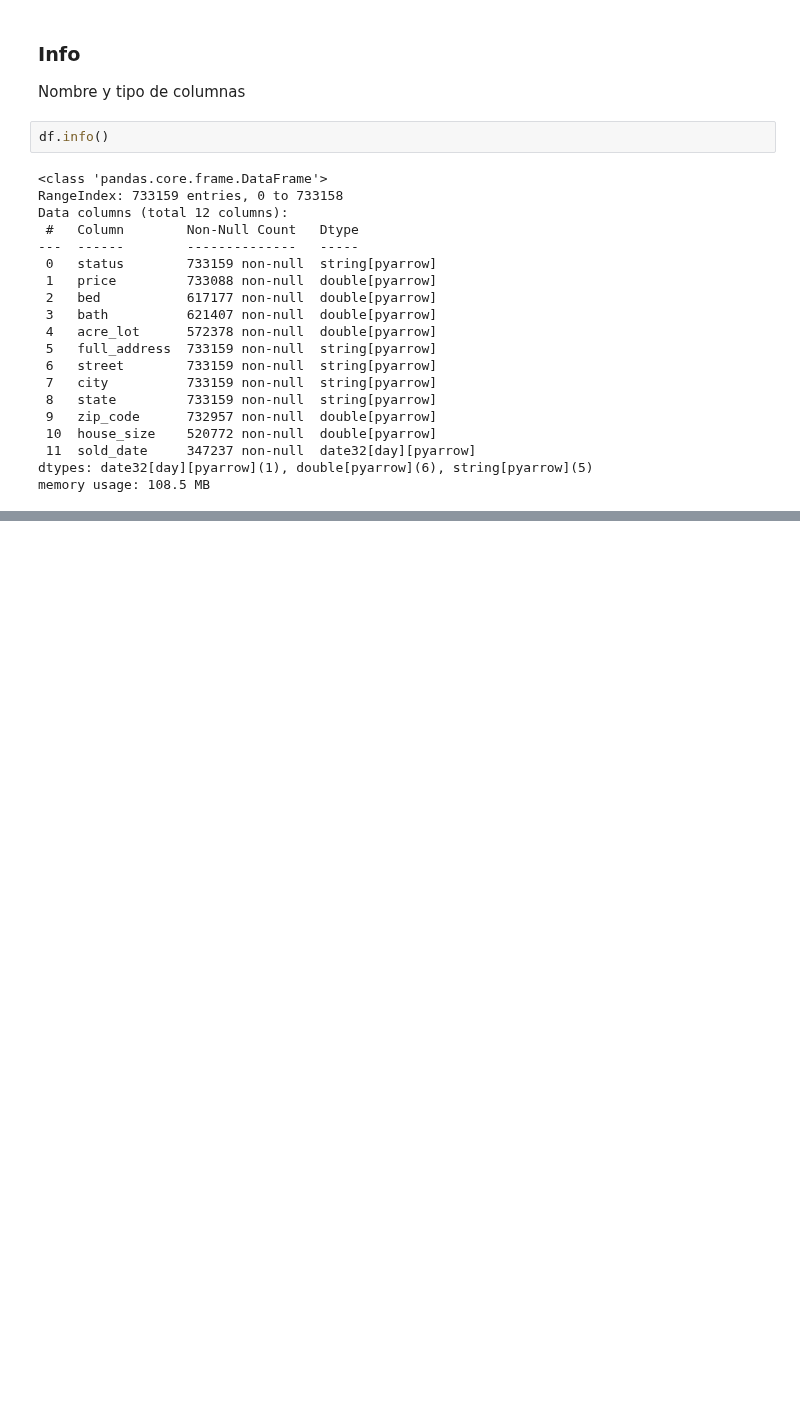
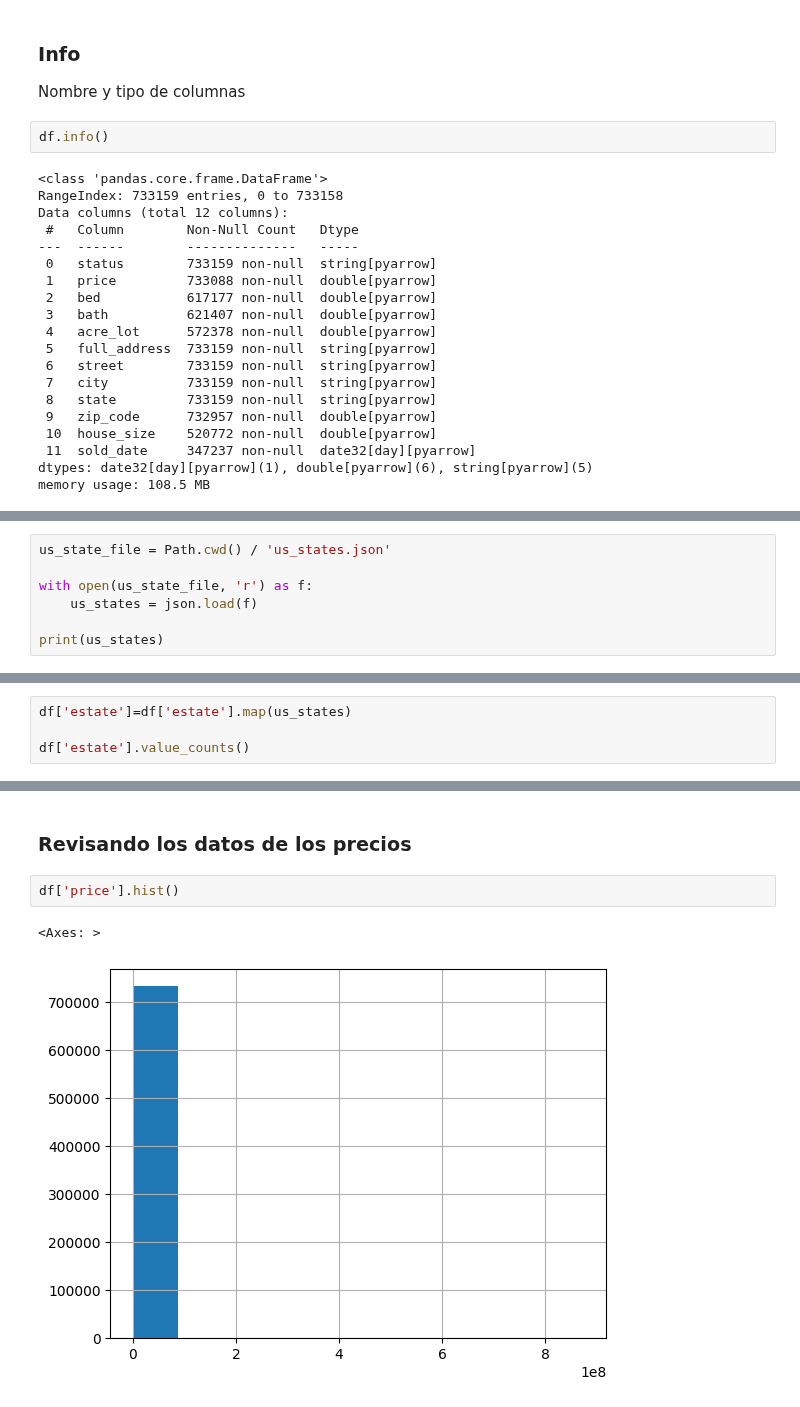
Before and after one commit to pythonpanama/pylearn-data-101, a Jupyter notebook: notebooks/Prepping Real Estate information.ipynb, the cells around one changed output, grey strips where cells are left out. Drawn from its saved outputs; the diff is of its cells as text; blank space fills up the shorter version.

```diff
--- a/notebooks/Prepping Real Estate information.ipynb
+++ b/notebooks/Prepping Real Estate information.ipynb
@@ -163,0 +164,7 @@ memory usage: 114.1 MB
+# %%
+us_state_file = Path.cwd() / 'us_states.json'
+
+with open(us_state_file, 'r') as f:
+    us_states = json.load(f)
+
+print(us_states)
@@ -163,0 +173,4 @@ memory usage: 114.1 MB
+# %%
+df['estate']=df['estate'].map(us_states)
+
+df['estate'].value_counts()
@@ -163,0 +196,7 @@ memory usage: 114.1 MB
+# %% [markdown]
+### Revisando los datos de los precios
+# %%
+df['price'].hist()
+# %% [output]
+<Axes: >
+[figure, added]
```
Also changed, not shown: parts of 25 cells of this notebook.
